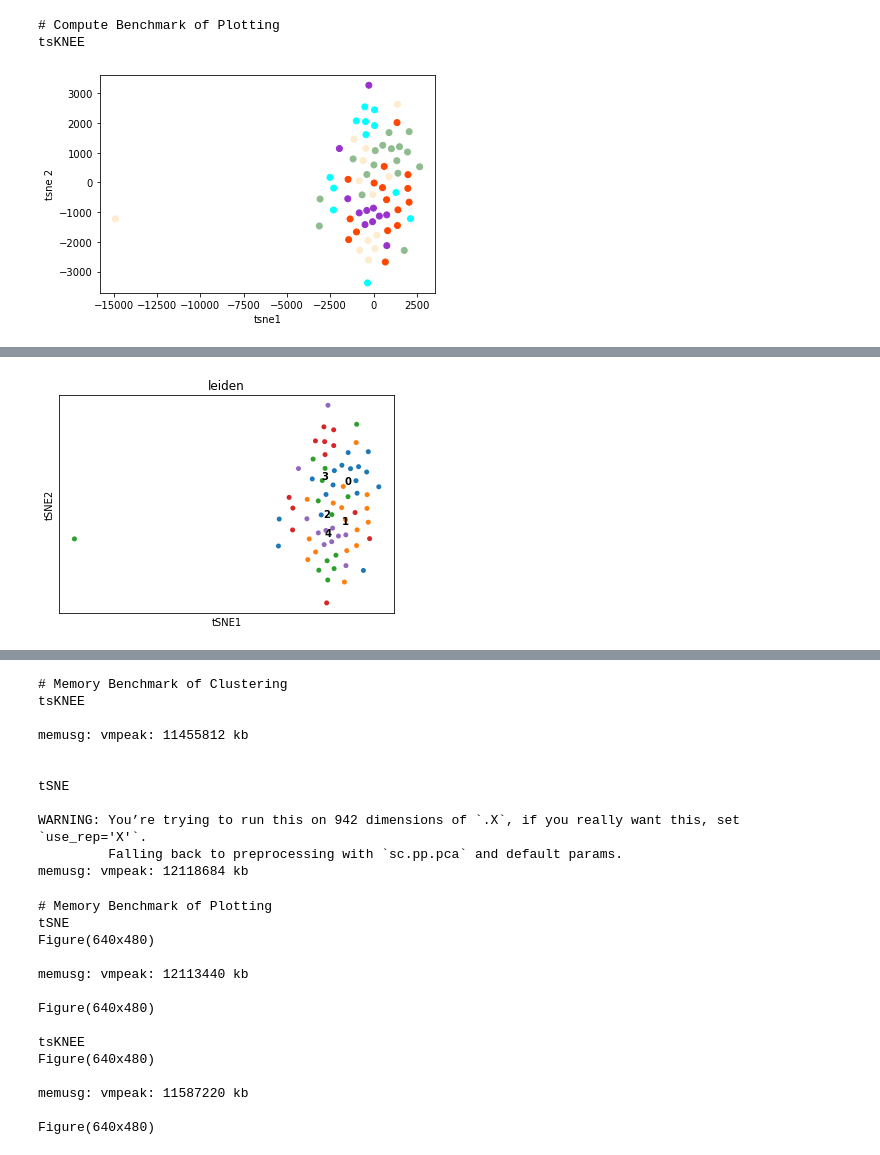
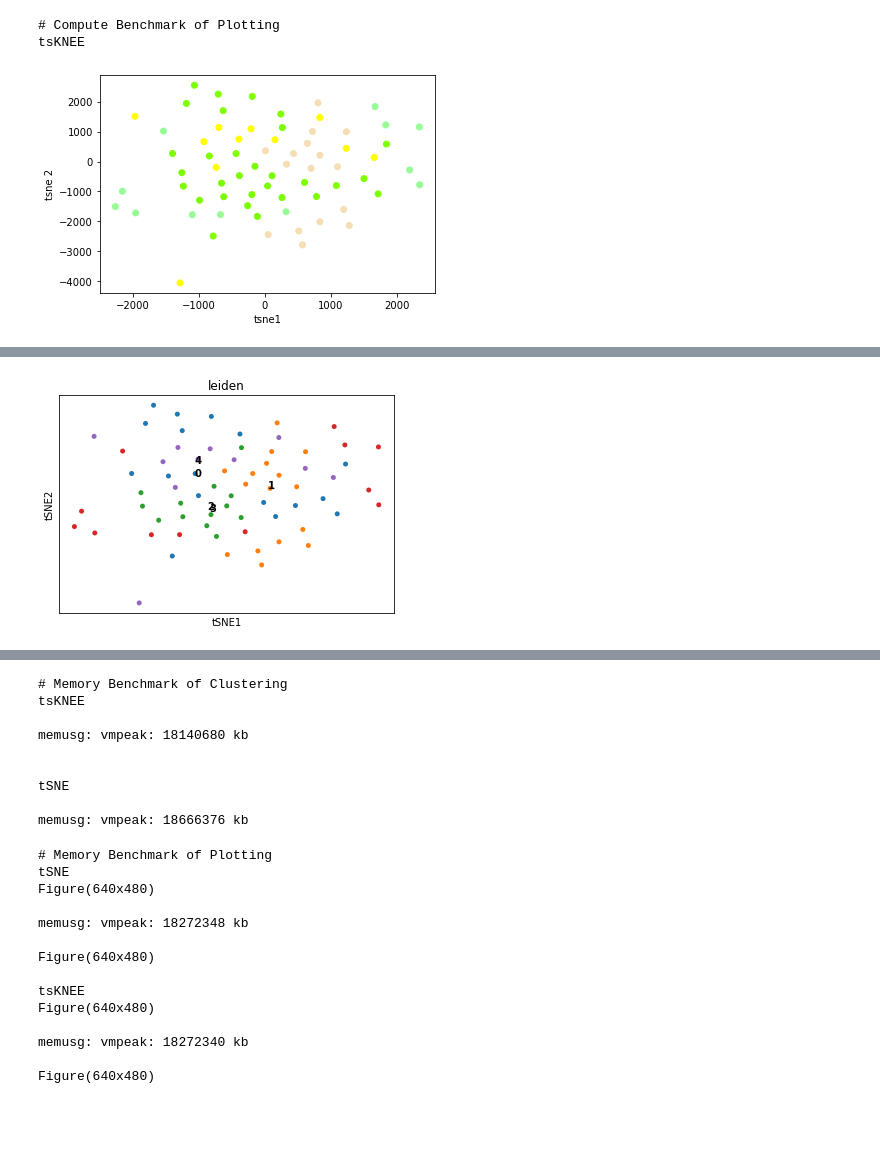
Before and after one commit to JL-Young/CSE185_Proj, a Jupyter notebook: tsKNEE/benchmark.ipynb, the cells around one changed output, grey strips where cells are left out. Saved outputs shown, nothing was run; the diff lists cells and outputs as text; code cells hidden in the pictures; blank space fills up the shorter version.

Commit message:
resolved benchmark warnings and streamlined benchmark usage

```diff
--- a/tsKNEE/benchmark.ipynb
+++ b/tsKNEE/benchmark.ipynb
@@ -23,13 +69,13 @@ def run_memusg(command):
 # %%
-# Prepare Data
+# Prepare data
 adata = sc.read_h5ad("../small_test_data/small_test_data1.h5ad")
 # adata = sc.read_h5ad("../benchmark_data/benchmark_data.h5ad")
 sc.pp.neighbors(adata, use_rep='X')
 sc.tl.leiden(adata)
-
 adata_file = 'adata.h5ad'
 adata.write(adata_file)
 
-sc.tl.tsne(adata)
-adata_tsnee_file = 'adata.tsnee.h5ad'
-adata.write(adata_tsnee_file)
+adata_tsne = adata.copy()
+sc.tl.tsne(adata_tsne, use_rep='X')
+adata_tsne_file = 'adata_tsne.h5ad'
+adata_tsne.write(adata_tsne_file)
@@ -53,11 +100,14 @@ Wall time: 196 ms
 # %%
 print('# Compute Benchmark of Plotting')
-# sc.tl.tsne(adata) (uncomment this line if running without prior cell)
+
 print('tsKNEE')
-%time tsKNEE.tsKNEE_plot(adata)
+adata_tsne = sc.read_h5ad(adata_tsne_file)
+%time tsKNEE.tsKNEE_plot(adata_tsne)
+
 print('tSNE')
-%time sc.pl.tsne(adata, color=['leiden'], legend_loc='on data', legend_fontsize=10, size=100)
+adata_tsne = sc.read_h5ad(adata_tsne_file)
+%time sc.pl.tsne(adata_tsne, color=['leiden'], legend_loc='on data', legend_fontsize=10, size=100)
 # %% [output]
 # Compute Benchmark of Plotting
 tsKNEE
-[figure, old version]
+[figure, new version]
@@ -66,2 +116,2 @@ Wall time: 103 ms
 tSNE
-[figure, old version]
+[figure, new version]
@@ -75,42 +125,40 @@ tsknee_memusg_output = run_memusg(f'python -c "import scanpy as sc; from tsKNEE
 print(tsknee_memusg_output)
 
 print('tSNE')
-tsne_memusg_output = run_memusg(f'python -c "import scanpy as sc; adata = sc.read(\'{adata_file}\'); sc.tl.tsne(adata)"')
+tsne_memusg_output = run_memusg(f'python -c "import scanpy as sc; adata = sc.read(\'{adata_file}\'); sc.tl.tsne(adata, use_rep=\'X\')"')
 print(tsne_memusg_output)
 # %% [output]
 # Memory Benchmark of Clustering
 tsKNEE
 
-memusg: vmpeak: 11455812 kb
+memusg: vmpeak: 18140680 kb
 
 
 tSNE
 
-WARNING: You’re trying to run this on 942 dimensions of `.X`, if you really want this, set `use_rep='X'`.
-         Falling back to preprocessing with `sc.pp.pca` and default params.
-memusg: vmpeak: 12118684 kb
+memusg: vmpeak: 18666376 kb
 # %%
 print('# Memory Benchmark of Plotting')
 
 print('tSNE')
-tsne_memusg_output = run_memusg(f'python -c "import scanpy as sc; adata = sc.read(\'{adata_tsnee_file}\'); sc.tl.tsne(adata); sc.pl.tsne(adata, color=[\'leiden\'], legend_loc=\'on data\', legend_fontsize=10, size=100)"')
+tsne_memusg_output = run_memusg(f'python -c "import scanpy as sc; adata_tsne = sc.read(\'{adata_tsne_file}\'); sc.pl.tsne(adata_tsne, color=[\'leiden\'], legend_loc=\'on data\', legend_fontsize=10, size=100)"')
 print(tsne_memusg_output)
 
 print('tsKNEE')
-tsknee_memusg_output = run_memusg(f'python -c "import scanpy as sc; from tsKNEE import tsKNEE_plot; adata = sc.read(\'{adata_tsnee_file}\'); tsKNEE_plot(adata)"')
+tsknee_memusg_output = run_memusg(f'python -c "import scanpy as sc; from tsKNEE import tsKNEE_plot; adata_tsne = sc.read(\'{adata_tsne_file}\'); tsKNEE_plot(adata_tsne)"')
 print(tsknee_memusg_output)
 # %% [output]
 # Memory Benchmark of Plotting
 tSNE
 Figure(640x480)
 
-memusg: vmpeak: 12113440 kb
+memusg: vmpeak: 18272348 kb
 
 Figure(640x480)
 
 tsKNEE
 Figure(640x480)
 
-memusg: vmpeak: 11587220 kb
+memusg: vmpeak: 18272340 kb
 
 Figure(640x480)
```
Also changed, not shown: parts of 6 cells of this notebook, 3 other files.
